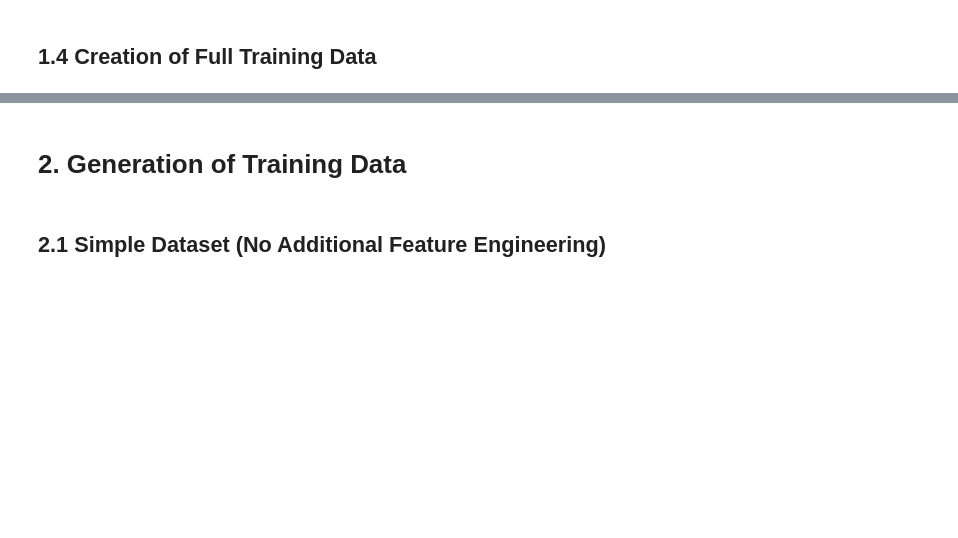
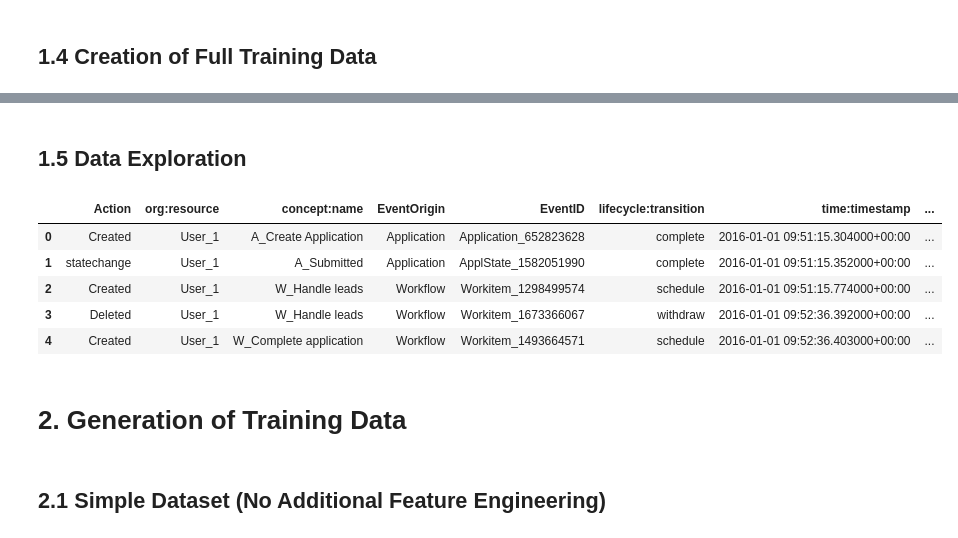
Before and after one commit to ohmayerma/next_activity_prediction, a Jupyter notebook: notebooks/00_data_prep.ipynb, the cells around one changed output, grey strips where cells are left out. Drawn from its saved outputs; the diff is of its cells as text; code cells hidden in the pictures; blank space fills up the shorter version.

Commit message:
Data Exploration

```diff
--- a/notebooks/00_data_prep.ipynb
+++ b/notebooks/00_data_prep.ipynb
@@ -193,3 +201,14 @@ df_full = df_full.drop_duplicates()
+# %% [markdown]
+## 1.5 Data Exploration
+# %%
+df_log.head()
+# %% [output]
+|  | Action | org:resource | concept:name | EventOrigin | EventID | lifecycle:transition | time:timestamp | ... |
+| 0 | Created | User_1 | A_Create Application | Application | Application_652823628 | complete | 2016-01-01 09:51:15.304000+00:00 | ... |
+| 1 | statechange | User_1 | A_Submitted | Application | ApplState_1582051990 | complete | 2016-01-01 09:51:15.352000+00:00 | ... |
+| 2 | Created | User_1 | W_Handle leads | Workflow | Workitem_1298499574 | schedule | 2016-01-01 09:51:15.774000+00:00 | ... |
+| 3 | Deleted | User_1 | W_Handle leads | Workflow | Workitem_1673366067 | withdraw | 2016-01-01 09:52:36.392000+00:00 | ... |
+| 4 | Created | User_1 | W_Complete application | Workflow | Workitem_1493664571 | schedule | 2016-01-01 09:52:36.403000+00:00 | ... |
 # %% [markdown]
 # 2. Generation of Training Data
 # %%
```
Also changed, not shown: parts of 2 cells of this notebook.
